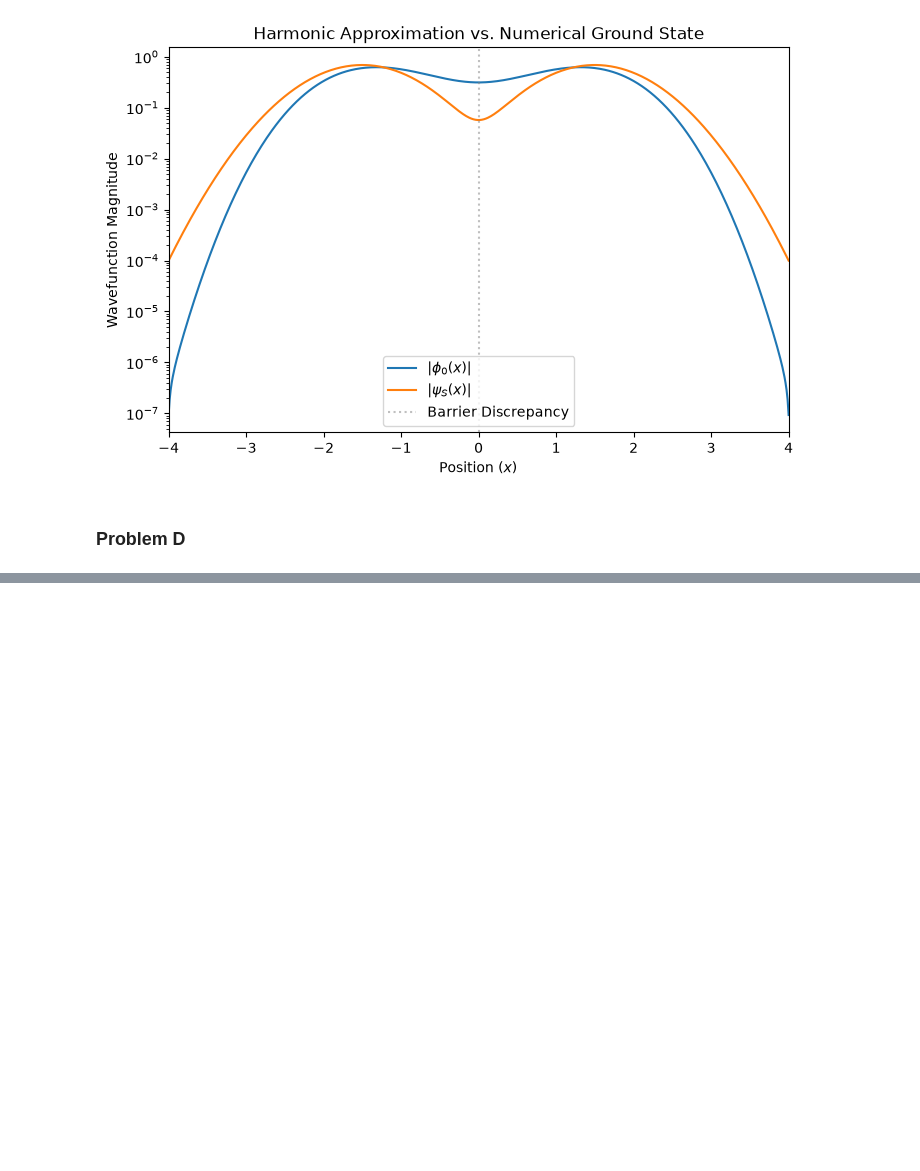
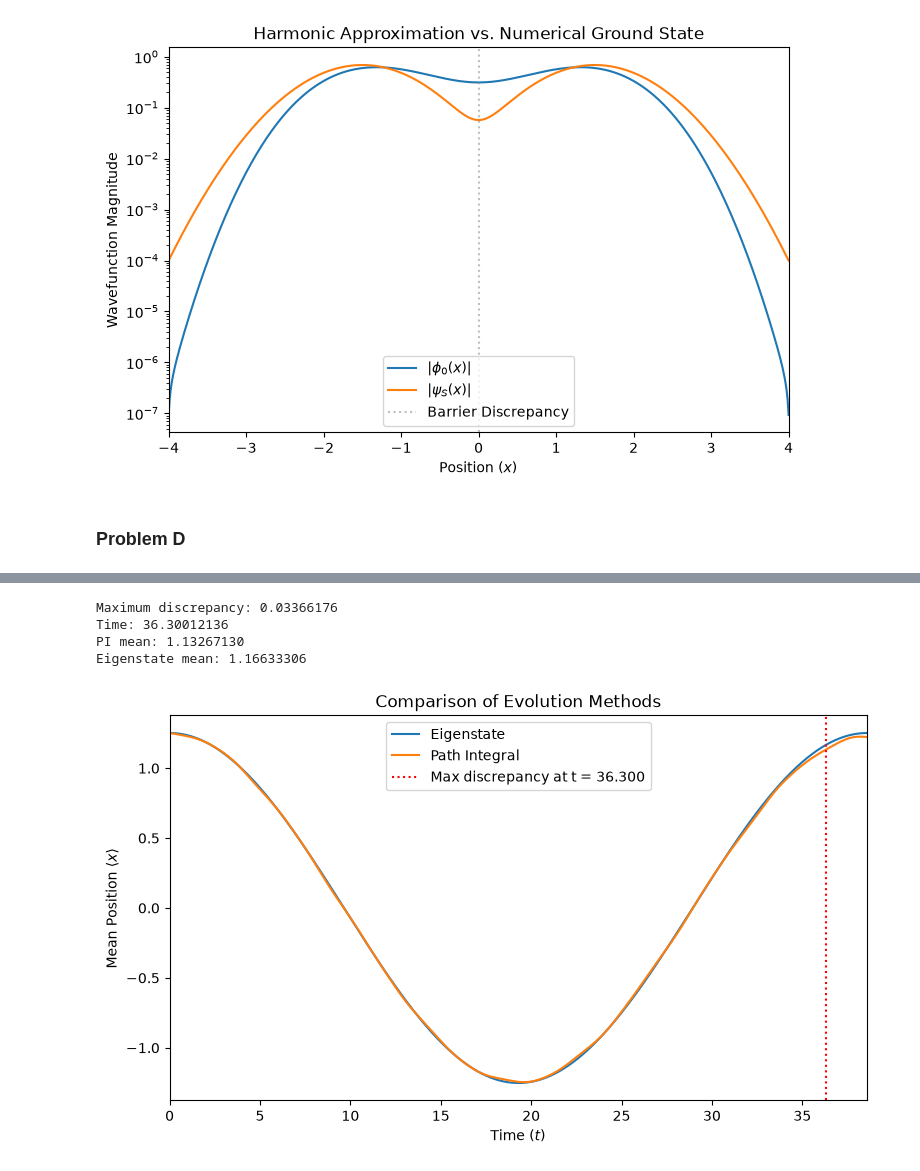
Before and after one commit to amanpalanati/phys142, a Jupyter notebook: assignments/assignment2/assignment2.ipynb, the cells around one changed output, grey strips where cells are left out. Cells and saved outputs as stored; diff of their text form; code cells hidden in the pictures; blank space fills up the shorter version.

```diff
--- a/assignments/assignment2/assignment2.ipynb
+++ b/assignments/assignment2/assignment2.ipynb
@@ -467,0 +318,50 @@ plt.show()
+# %%
+T_D = 2 * np.pi / delta_E
+NT_D = int(np.ceil(T_D / DT))
+t_D = np.arange(NT_D + 1) * DT
+
+psi_initial_D = ((phi0 + phi1) / np.sqrt(2)).astype(np.complex128)
+psi_initial_D /= np.sqrt(DX * np.sum(np.abs(psi_initial_D)**2))
+
+psi_PI_D = evolve(psi_initial_D, K_dt, DX, NT_D)
+
+prob_PI_D = np.abs(psi_PI_D)**2
+x_mean_PI_D = DX * (prob_PI_D @ x)
+# %%
+x01 = DX * np.sum(phi0 * x * phi1)
+
+x_mean_eig = x01 * np.cos(delta_E * t_D / HBAR)
+t_tunnel_eig = np.pi * HBAR / delta_E
+
+differences = np.abs(x_mean_PI_D - x_mean_eig)
+
+max_index = np.argmax(differences)
+max_discrepancy = differences[max_index]
+
+print(f"Maximum discrepancy: {max_discrepancy:.8f}")
+print(f"Time: {t_D[max_index]:.8f}")
+print(f"PI mean: {x_mean_PI_D[max_index]:.8f}")
+print(f"Eigenstate mean: {x_mean_eig[max_index]:.8f}")
+
+fig, ax = plt.subplots(figsize=(9, 5))
+
+ax.plot(t_D, x_mean_eig, label="Eigenstate")
+ax.plot(t_D, x_mean_PI_D, label="Path Integral")
+ax.axvline(t_D[max_index], color="red", linestyle=":",
+           label=f"Max discrepancy at t = {t_D[max_index]:.3f}")
+
+ax.set(
+    xlabel="Time $(t)$",
+    ylabel=r"Mean Position $\langle x \rangle$",
+    title="Comparison of Evolution Methods",
+    xlim=(0, T_D)
+)
+
+ax.legend()
+plt.show()
+# %% [output]
+Maximum discrepancy: 0.03366176
+Time: 36.30012136
+PI mean: 1.13267130
+Eigenstate mean: 1.16633306
+[figure, added]
```
Also changed, not shown: parts of 13 cells of this notebook, 5 other files.
